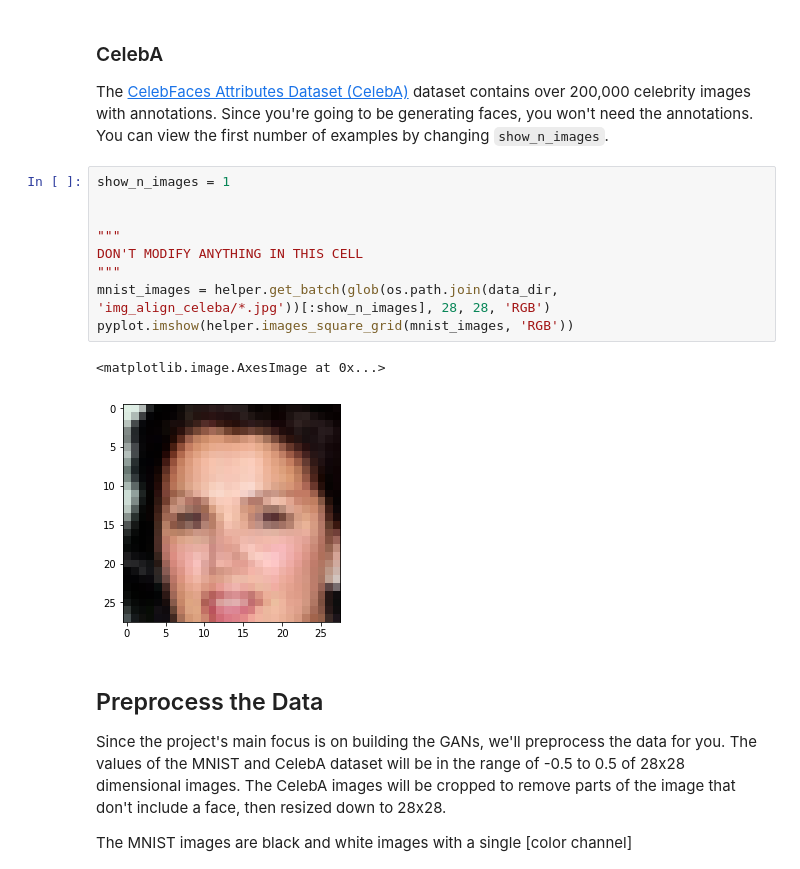
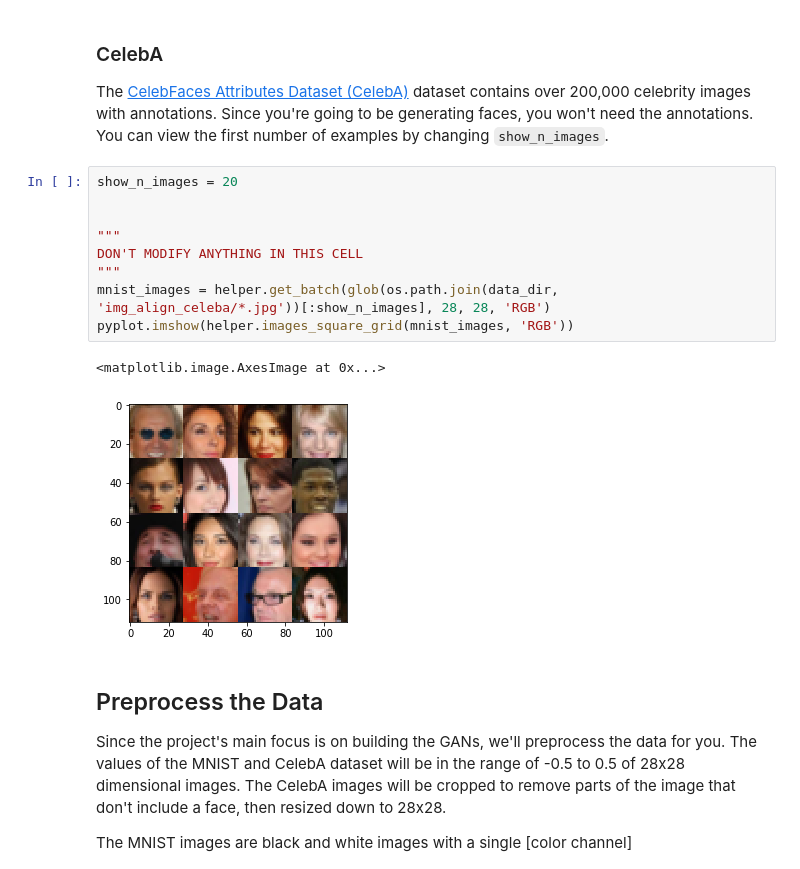
Before and after one commit to bijanfallah/face_gen, a Jupyter notebook: dlnd_face_generation.ipynb, the cells around one changed output. Saved outputs shown, nothing was run; the diff lists cells and outputs as text.

```diff
--- a/dlnd_face_generation.ipynb
+++ b/dlnd_face_generation.ipynb
@@ -50,17 +50,17 @@ pyplot.imshow(helper.images_square_grid(mnist_images, 'L'), cmap='gray')
 ### CelebA
 The [CelebFaces Attributes Dataset (CelebA)](http://mmlab.ie.cuhk.edu.hk/projects/CelebA.html) dataset contains over 200,000 celebrity images with annotations.  Since you're going to be generating faces, you won't need the annotations.  You can view the first number of examples by changing `show_n_images`.
 # %%
-show_n_images = 1
+show_n_images = 20
 
 
 """
 DON'T MODIFY ANYTHING IN THIS CELL
 """
 mnist_images = helper.get_batch(glob(os.path.join(data_dir, 'img_align_celeba/*.jpg'))[:show_n_images], 28, 28, 'RGB')
 pyplot.imshow(helper.images_square_grid(mnist_images, 'RGB'))
 # %% [output]
 <matplotlib.image.AxesImage at 0x...>
-[figure, old version]
+[figure, new version]
 # %% [markdown]
 ## Preprocess the Data
 Since the project's main focus is on building the GANs, we'll preprocess the data for you.  The values of the MNIST and CelebA dataset will be in the range of -0.5 to 0.5 of 28x28 dimensional images.  The CelebA images will be cropped to remove parts of the image that don't include a face, then resized down to 28x28.
```
Also changed, not shown: parts of 9 cells of this notebook, 1 other file.
